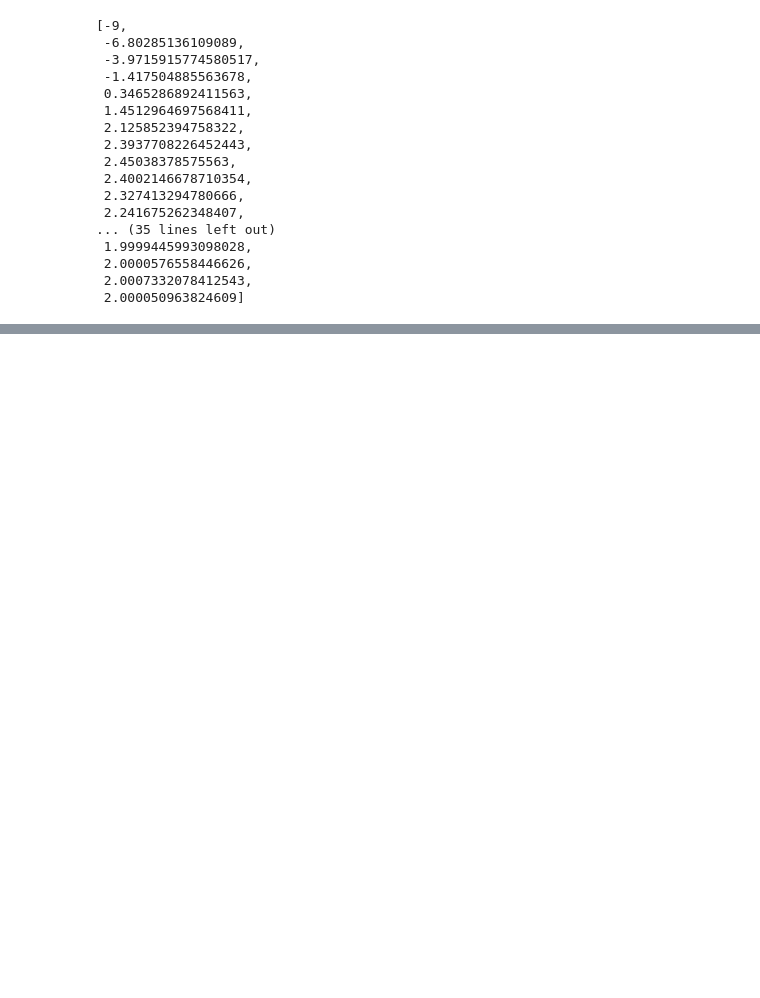
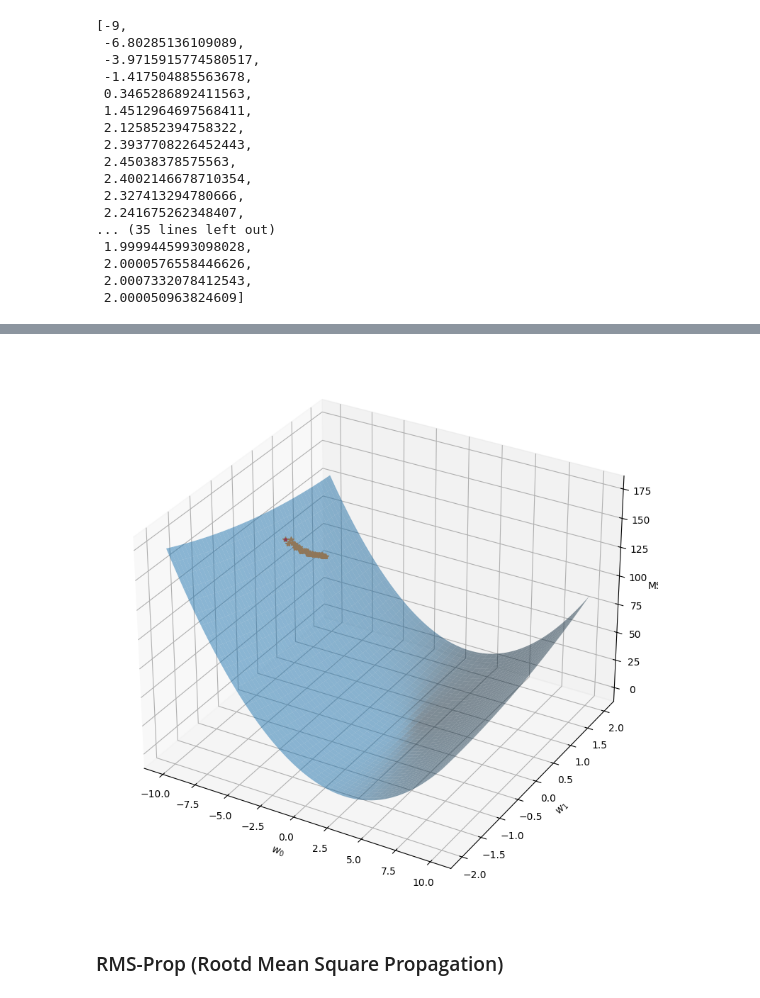
Before and after one commit to BalshowAndrew/ml_studying, a Jupyter notebook: aml/deep_learn/optimization_nw.ipynb, the cells around one changed output, grey strips where cells are left out. Cells and saved outputs as stored; diff of their text form; code cells hidden in the pictures; blank space fills up the shorter version.

```diff
--- a/aml/deep_learn/optimization_nw.ipynb
+++ b/aml/deep_learn/optimization_nw.ipynb
@@ -423,0 +534,3 @@ momentum_sgd_weights_0
+# %%
+adagrad_sgd_weights_1 = weights_1.copy()
+adagrad_sgd_weights_1
@@ -423,0 +565,35 @@ momentum_sgd_weights_0
+# %%
+from mpl_toolkits.mplot3d.axes3d import Axes3D
+
+def mse(w0, w1):
+    y_pred = w1 * x_train + w0
+    return np.mean((y_train - y_pred) ** 2)
+
+coefs_a = np.linspace(-2, 2, num=100)
+coefs_b = np.linspace(-10, 10, num=100)
+w1, w0 = np.meshgrid(coefs_a, coefs_b)
+
+
+fig = plt.figure(figsize=(15, 10))
+ax = fig.add_subplot(111, projection='3d')
+
+zs = np.array([mse(i, j) for i, j in zip(np.ravel(w0), np.ravel(w1))])
+Z = zs.reshape(w1.shape)
+
+ax.plot_surface(w0, w1, Z, alpha=.5)
+ax.scatter(weight_0, weight_1, mse(weight_0, weight_1), c='r', s=5)
+
+mses = []
+for i in range(len(adagrad_sgd_weights_0)):
+    mses.append(mse(adagrad_sgd_weights_0[i], adagrad_sgd_weights_1[i]))
+ax.plot(adagrad_sgd_weights_0, adagrad_sgd_weights_1, mses, marker='*')
+
+ax.set_xlabel(r'$w_0$')
+ax.set_ylabel(r'$w_1$')
+ax.set_zlabel('MSE')
+
+plt.show()
+# %% [output]
+[figure, added]
+# %% [markdown]
+### RMS-Prop (Rootd Mean Square Propagation)
```
Also changed, not shown: parts of 20 cells of this notebook.
